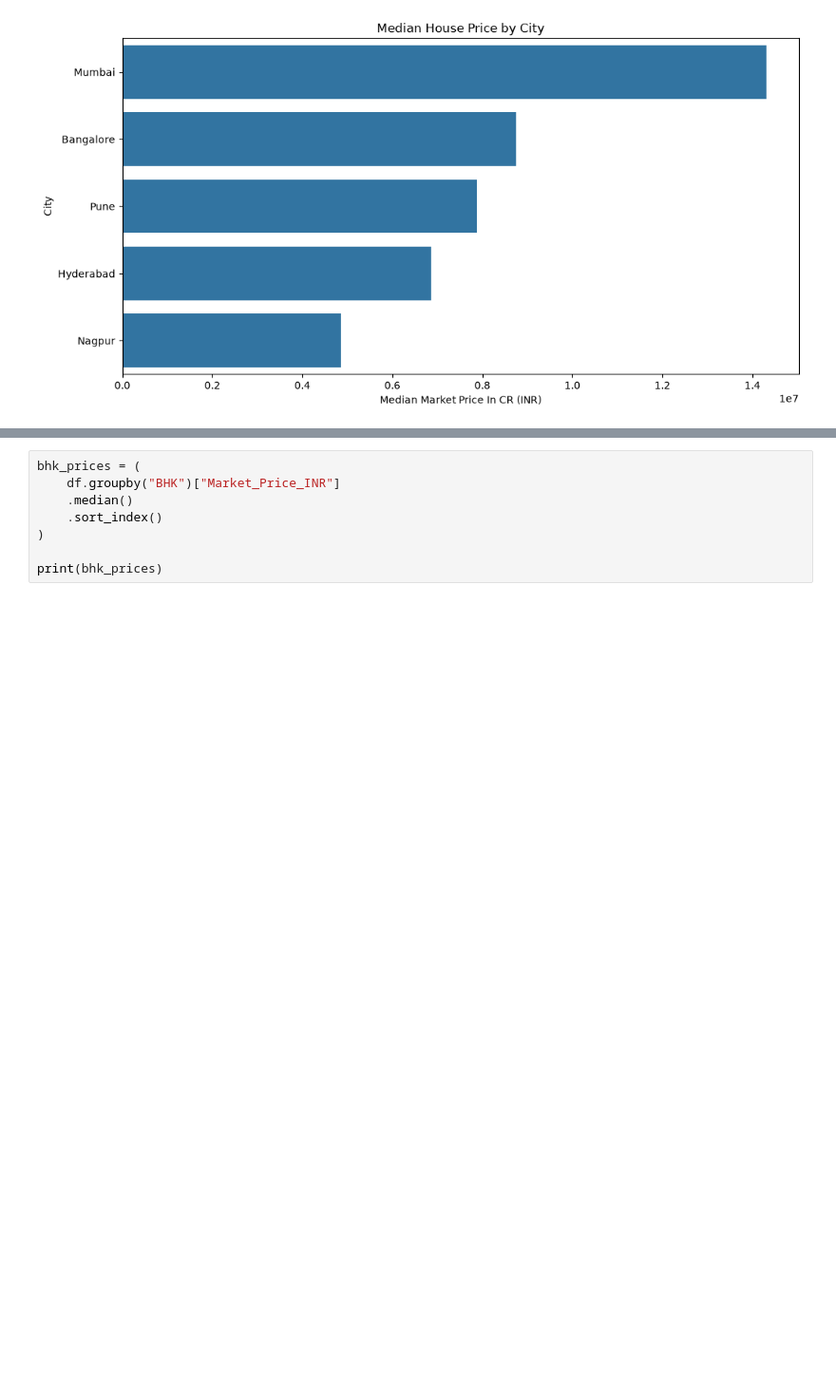
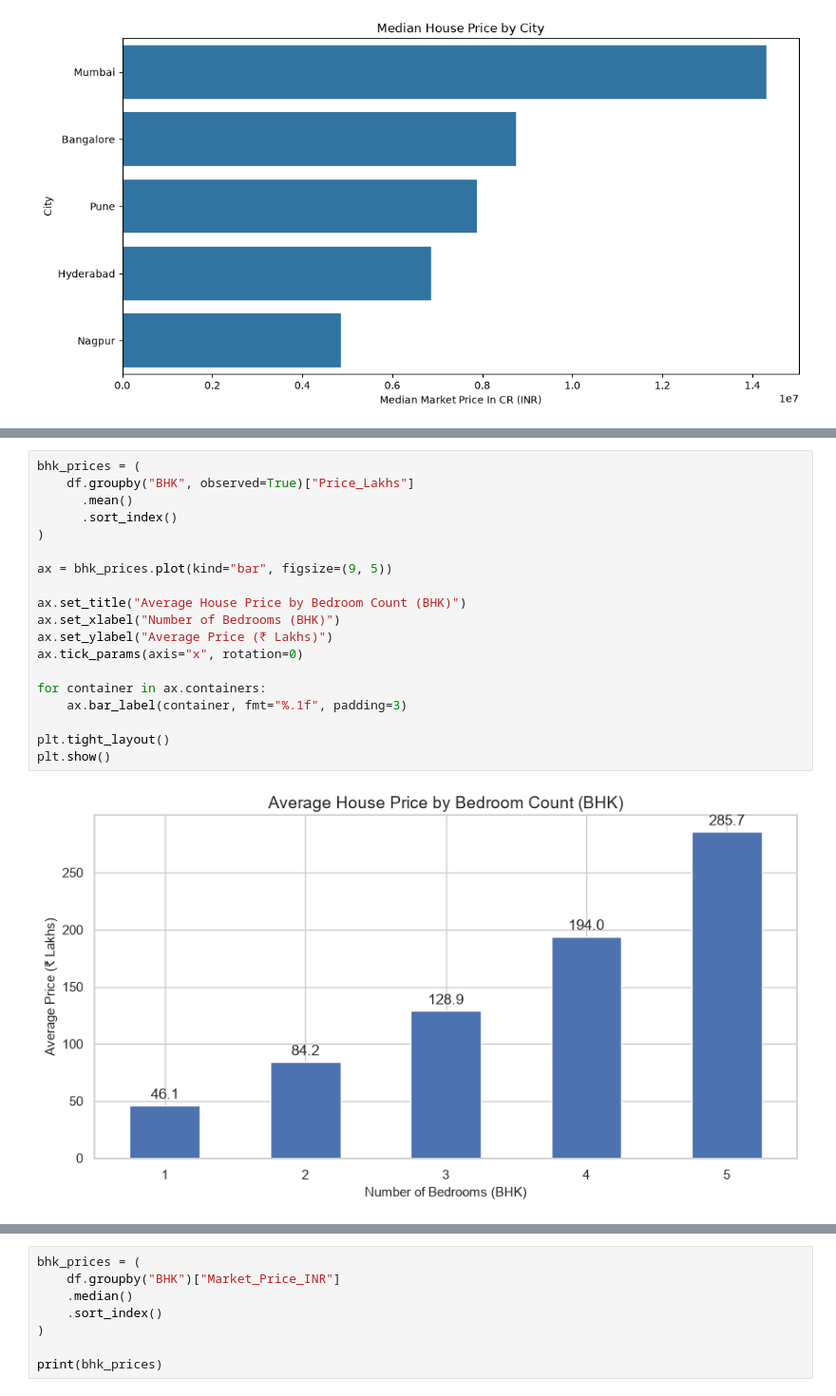
Before and after one commit to santoshhadiya/House-Price-Prediction-ML, a Jupyter notebook: House Price Prediction.ipynb, the cells around one changed output, grey strips where cells are left out. Shown at 95% size. Saved outputs shown, nothing was run; the diff lists cells and outputs as text; blank space fills up the shorter version.

```diff
--- a/House Price Prediction.ipynb
+++ b/House Price Prediction.ipynb
@@ -405,0 +486,21 @@ plt.show()
+# %%
+bhk_prices = (
+    df.groupby("BHK", observed=True)["Price_Lakhs"]
+      .mean()
+      .sort_index()
+)
+
+ax = bhk_prices.plot(kind="bar", figsize=(9, 5))
+
+ax.set_title("Average House Price by Bedroom Count (BHK)")
+ax.set_xlabel("Number of Bedrooms (BHK)")
+ax.set_ylabel("Average Price (₹ Lakhs)")
+ax.tick_params(axis="x", rotation=0)
+
+for container in ax.containers:
+    ax.bar_label(container, fmt="%.1f", padding=3)
+
+plt.tight_layout()
+plt.show()
+# %% [output]
+[figure, added]
```
Also changed, not shown: parts of 9 cells of this notebook, 28 other files.
